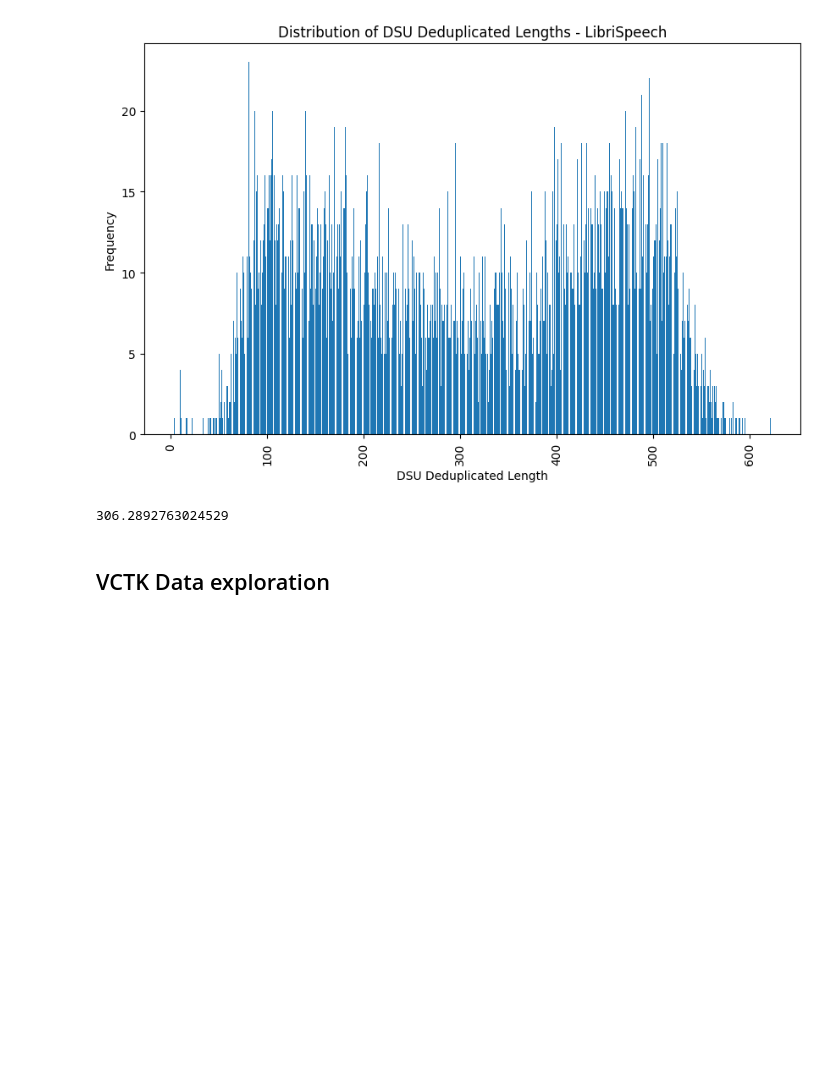
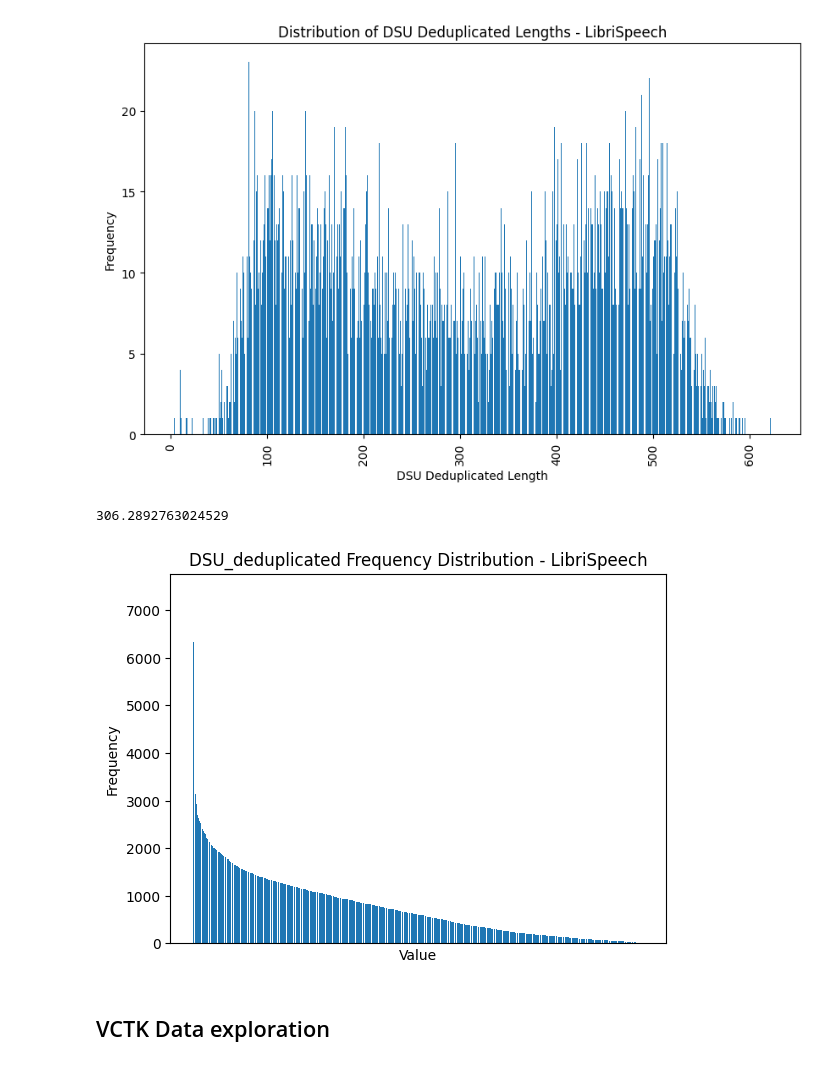
Before and after one commit to Kshitij-Ambilduke/DSU-Speaker-Recognition, a Jupyter notebook: data_exploration.ipynb, the cells around one changed output. Drawn from its saved outputs; the diff is of its cells as text; code cells hidden in the pictures; blank space fills up the shorter version.

```diff
--- a/data_exploration.ipynb
+++ b/data_exploration.ipynb
@@ -146,6 +131,10 @@ plt.show()
 np.mean(ls_dsu_deduplicated_lengths.values)
 # %% [output]
 306.2892763024529
+# %%
+plot_dsu_frequency_distribution(ls_data, 'DSU_deduplicated', 'LibriSpeech')
+# %% [output]
+[figure, added]
 # %% [markdown]
 ## VCTK Data exploration
 # %%
```
Also changed, not shown: parts of 9 cells of this notebook, 5 other files.
